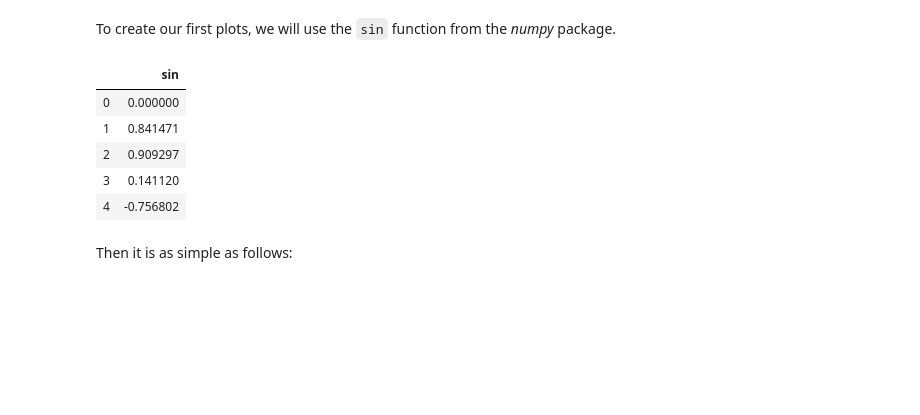
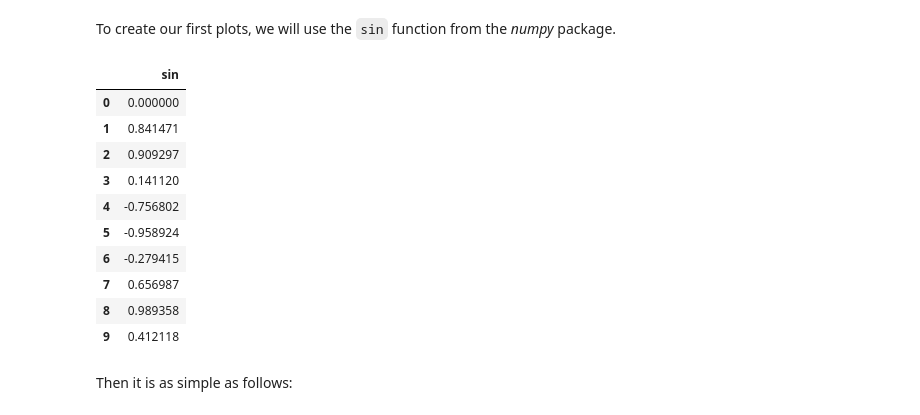
Before and after one commit to feliuserra/data_visualization_python, a Jupyter notebook: 1_Notebook_Introduction_to_Python_Pandas_and_Matplotlib.ipynb, the cells around one changed output. Drawn from its saved outputs; the diff is of its cells as text; code cells hidden in the pictures; blank space fills up the shorter version.

```diff
--- a/1_Notebook_Introduction_to_Python_Pandas_and_Matplotlib.ipynb
+++ b/1_Notebook_Introduction_to_Python_Pandas_and_Matplotlib.ipynb
@@ -266,14 +296,19 @@ sin_series = DataFrame([sin(i) for i in range(100)],
                     index=range(100),
                     columns=['sin'])
 # %%
-sin_series.head()
+sin_series.head(10)
 # %% [output]
 |  | sin |
 | 0 | 0.000000 |
 | 1 | 0.841471 |
 | 2 | 0.909297 |
 | 3 | 0.141120 |
 | 4 | -0.756802 |
+| 5 | -0.958924 |
+| 6 | -0.279415 |
+| 7 | 0.656987 |
+| 8 | 0.989358 |
+| 9 | 0.412118 |
 # %% [markdown]
 Then it is as simple as follows:
 # %%
```
Also changed, not shown: parts of 4 cells of this notebook.
